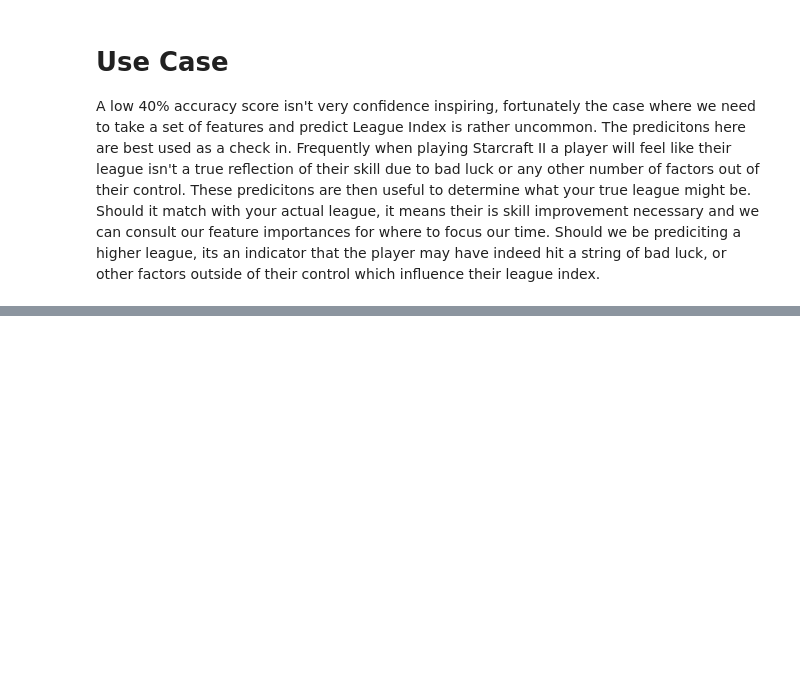
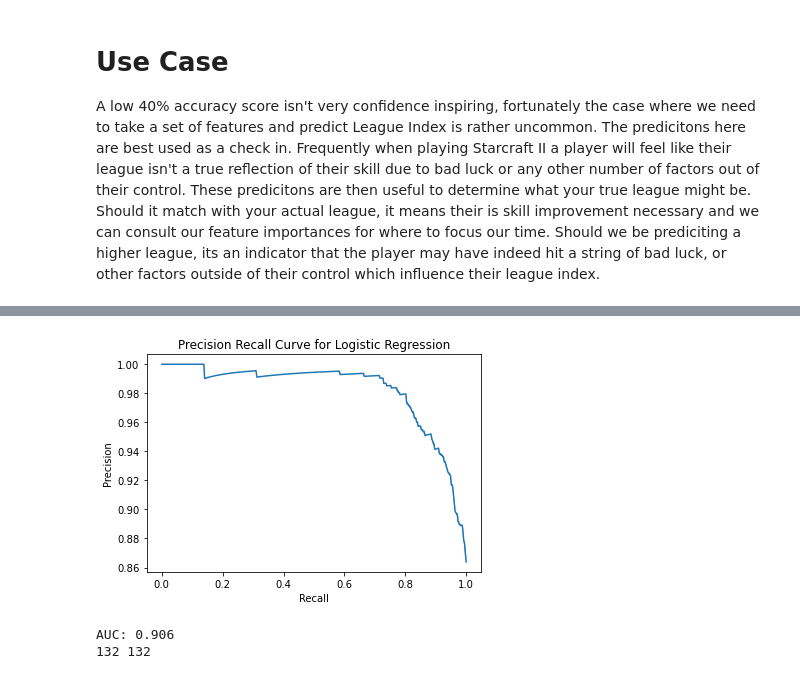
Before and after one commit to theGetz1995/Starcraft2LeagueClassification, a Jupyter notebook: notebooks/08_Getz_Modeling.ipynb, the cells around one changed output, grey strips where cells are left out. Drawn from its saved outputs; the diff is of its cells as text; code cells hidden in the pictures; blank space fills up the shorter version.

```diff
--- a/notebooks/08_Getz_Modeling.ipynb
+++ b/notebooks/08_Getz_Modeling.ipynb
@@ -25,3 +21,8 @@ ytest.shape
+# %%
+ytrain=ytrain['LeagueIndex']
+ytest=ytest['LeagueIndex']
+starcraft = pd.read_csv('../data/interimStarcraft_cleaned.csv',index_col = 0)
+starcraft['LogHours'] = np.log(starcraft['TotalHours'])
 # %% [markdown]
 # Model Selection
 In the following notebook, we will be using a few different models along with their respective hyperparameter tuning to determine which model is best suited for our data set.
@@ -164,0 +246,19 @@ A low 40% accuracy score isn't very confidence inspiring, fortunately the case w
+# %%
+lr_probs = lr.predict_proba(Xtest)
+lr_probs = lr_probs[:, 1]
+precision, recall, thresholds = precision_recall_curve(ytest,lr_probs)
+fpr, tpr, threshRate = roc_curve(ytest,lr_probs)
+sns.lineplot(y=precision,x=recall)
+plt.xlabel('Recall')
+plt.ylabel('Precision')
+plt.title('Precision Recall Curve for Logistic Regression')
+plt.show()
+# %% [output]
+[figure, added]
+# %%
+auc = roc_auc_score(ytest, lr_probs)
+print('AUC: %.3f' % auc)
+print(len(fpr),len(threshRate))
+# %% [output]
+AUC: 0.906
+132 132
```
Also changed, not shown: parts of 15 cells of this notebook, 5 other files.
